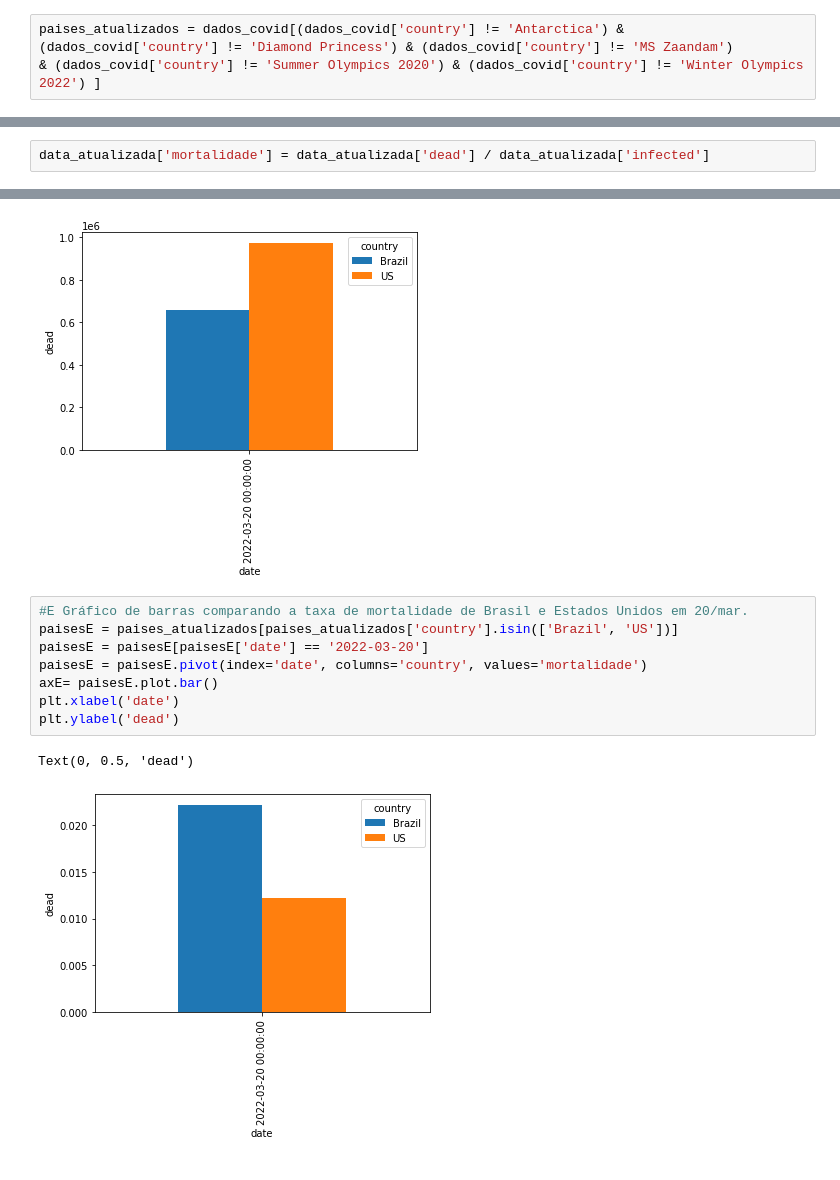
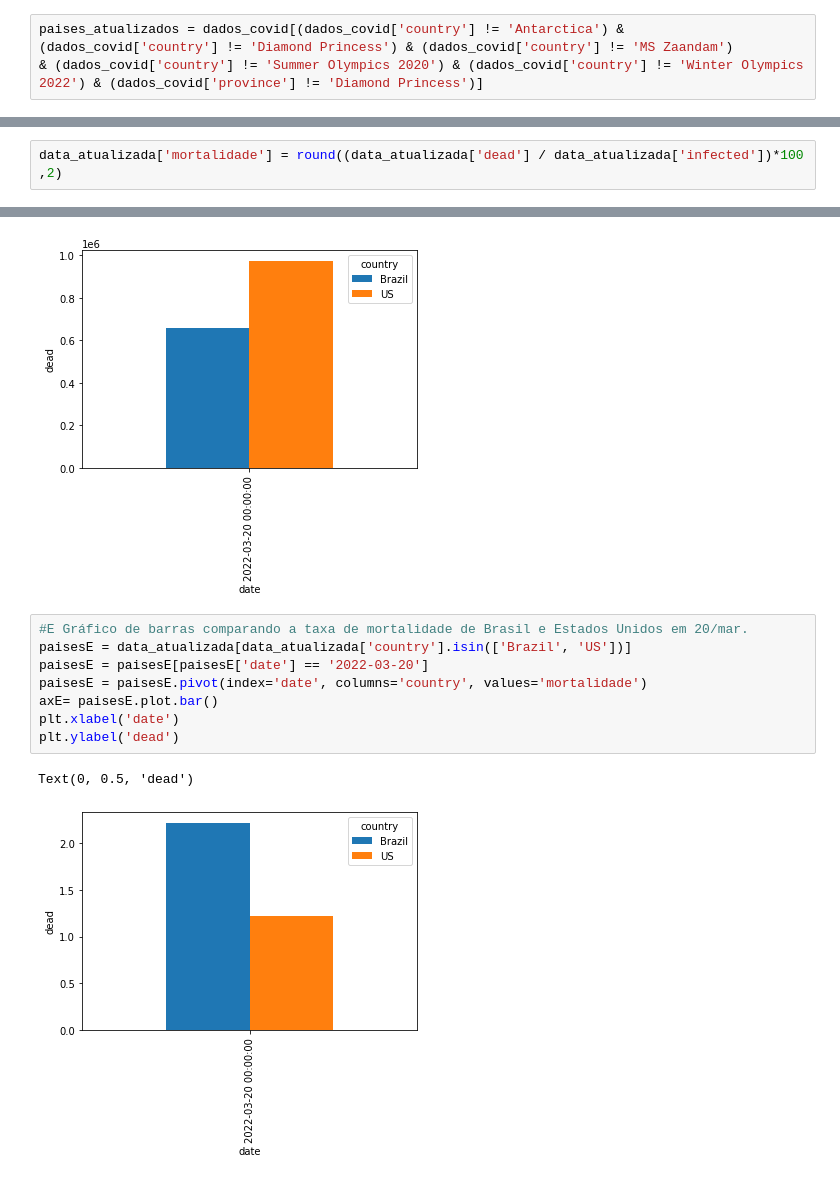
Before and after one commit to Slimacar/Academicos, a Jupyter notebook: Copy_of_codigo_checkpoint1_Statistic_1TSCG.ipynb, the cells around one changed output, grey strips where cells are left out. Saved outputs shown, nothing was run; the diff lists cells and outputs as text.

```diff
--- a/Copy_of_codigo_checkpoint1_Statistic_1TSCG.ipynb
+++ b/Copy_of_codigo_checkpoint1_Statistic_1TSCG.ipynb
@@ -179,7 +181,7 @@ dados_covid.shape
 ## Questão 1. Quantos países existem no banco de dados?
 # %%
 paises_atualizados = dados_covid[(dados_covid['country'] != 'Antarctica') & (dados_covid['country'] != 'Diamond Princess') & (dados_covid['country'] != 'MS Zaandam')
-& (dados_covid['country'] != 'Summer Olympics 2020') & (dados_covid['country'] != 'Winter Olympics 2022') ]
+& (dados_covid['country'] != 'Summer Olympics 2020') & (dados_covid['country'] != 'Winter Olympics 2022') & (dados_covid['province'] != 'Diamond Princess')]
 # %%
 len(paises_atualizados['country'].unique())
 # %% [output]
@@ -230,7 +232,7 @@ ranking_infected[ranking_infected['date'] == '2022-03-20'].head(10)
 # %%
 data_atualizada = paises_atualizados[paises_atualizados['date'] == '2022-03-20']
 # %%
-data_atualizada['mortalidade'] = data_atualizada['dead'] / data_atualizada['infected']
+data_atualizada['mortalidade'] = round((data_atualizada['dead'] / data_atualizada['infected'])*100 ,2)
 # %% [output]
 A value is trying to be set on a copy of a slice from a DataFrame.
 Try using .loc[row_indexer,col_indexer] = value instead
@@ -302,12 +304,12 @@ Text(0, 0.5, 'dead')
 [figure]
 # %%
 #E Gráfico de barras comparando a taxa de mortalidade de Brasil e Estados Unidos em 20/mar.
-paisesE = paises_atualizados[paises_atualizados['country'].isin(['Brazil', 'US'])]
+paisesE = data_atualizada[data_atualizada['country'].isin(['Brazil', 'US'])]
 paisesE = paisesE[paisesE['date'] == '2022-03-20']
 paisesE = paisesE.pivot(index='date', columns='country', values='mortalidade')
 axE= paisesE.plot.bar()
 plt.xlabel('date')
 plt.ylabel('dead')
 # %% [output]
 Text(0, 0.5, 'dead')
-[figure, old version]
+[figure, new version]
```
Also changed, not shown: parts of 3 cells of this notebook.
